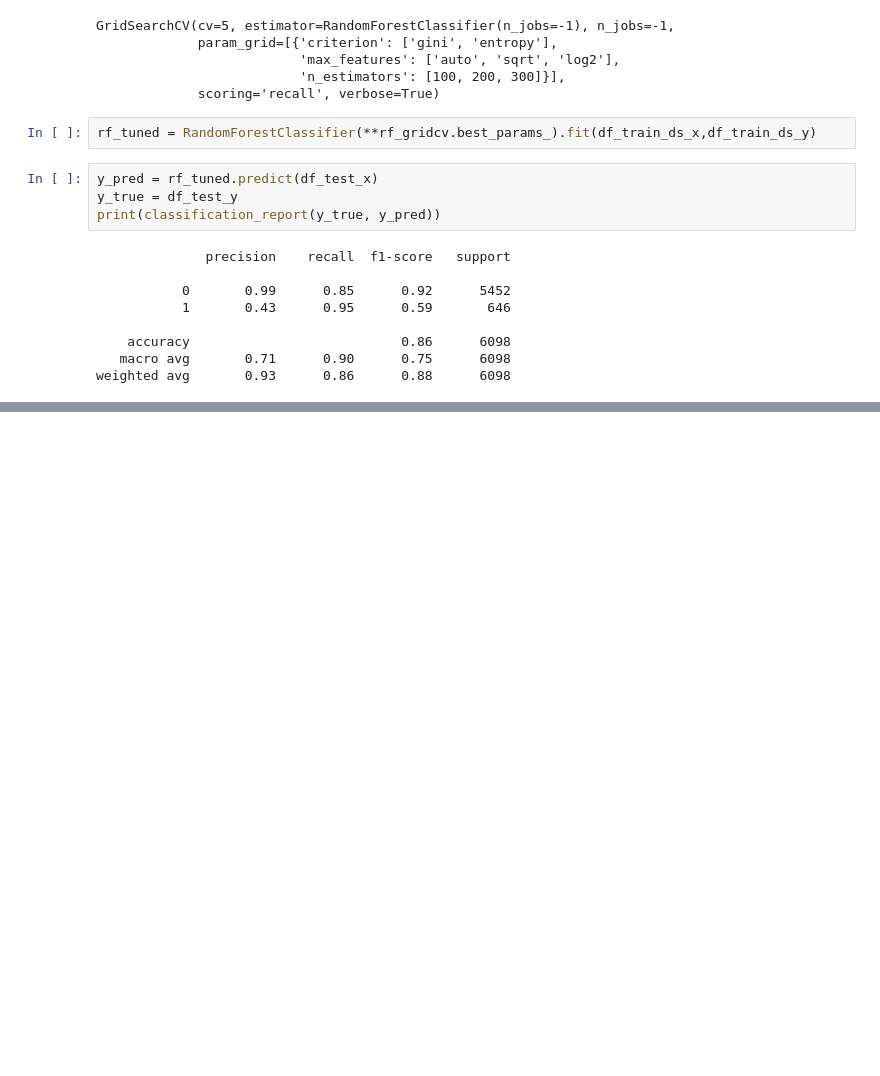
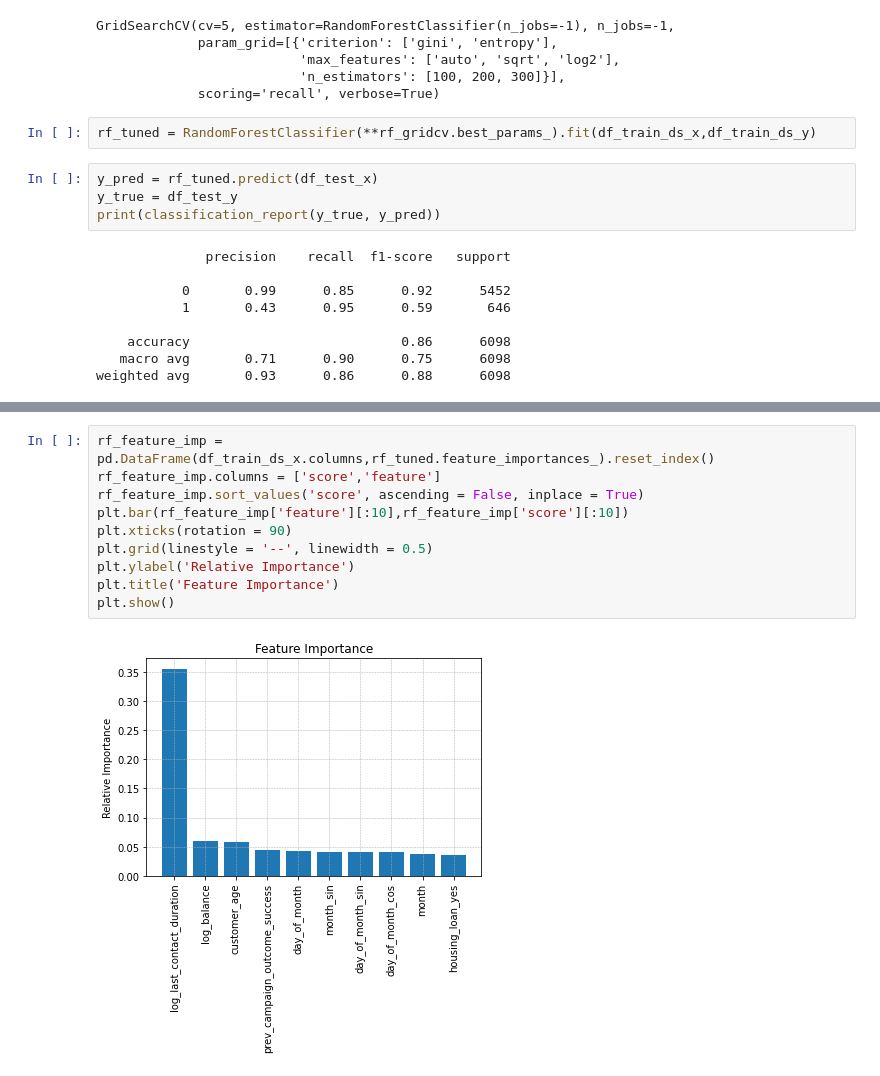
Before and after one commit to vicgpt/Campaign-Outcome-Prediction, a Jupyter notebook: modeling/Traditional Modeling.ipynb, the cells around one changed output, grey strips where cells are left out. Cells and saved outputs as stored; diff of their text form; blank space fills up the shorter version.

```diff
--- a/modeling/Traditional Modeling.ipynb
+++ b/modeling/Traditional Modeling.ipynb
@@ -254,0 +267,12 @@ auc
+# %%
+rf_feature_imp = pd.DataFrame(df_train_ds_x.columns,rf_tuned.feature_importances_).reset_index()
+rf_feature_imp.columns = ['score','feature']
+rf_feature_imp.sort_values('score', ascending = False, inplace = True)
+plt.bar(rf_feature_imp['feature'][:10],rf_feature_imp['score'][:10])
+plt.xticks(rotation = 90)
+plt.grid(linestyle = '--', linewidth = 0.5)
+plt.ylabel('Relative Importance')
+plt.title('Feature Importance')
+plt.show()
+# %% [output]
+[figure, added]
```
Also changed, not shown: parts of 16 cells of this notebook.
